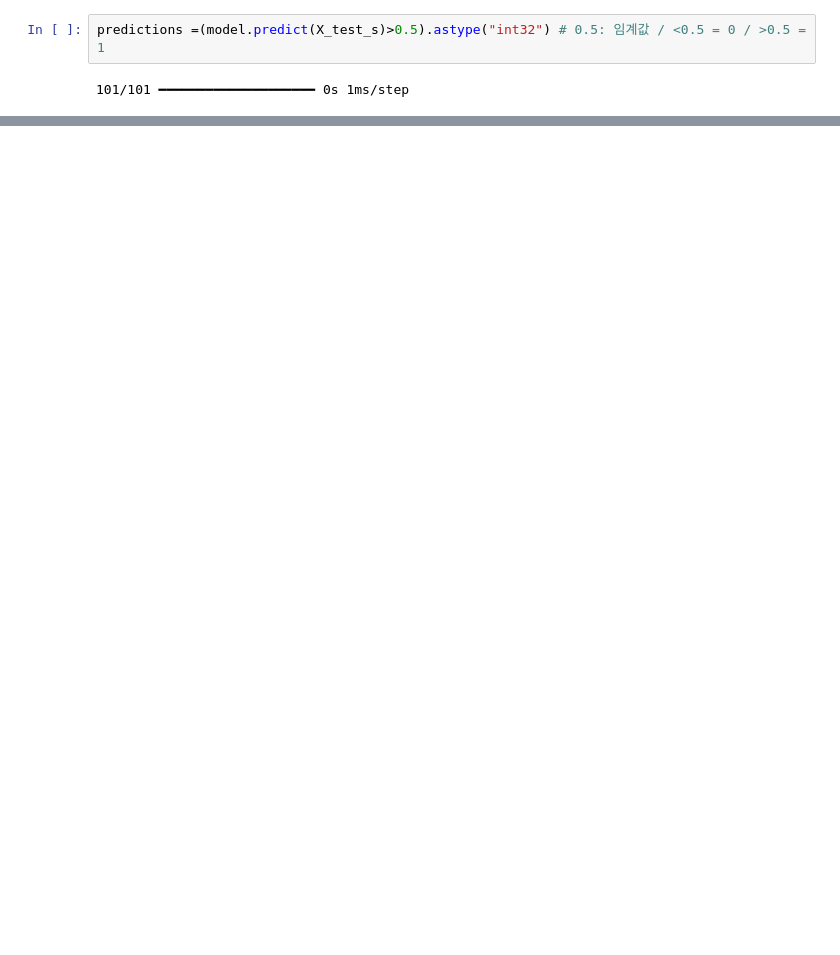
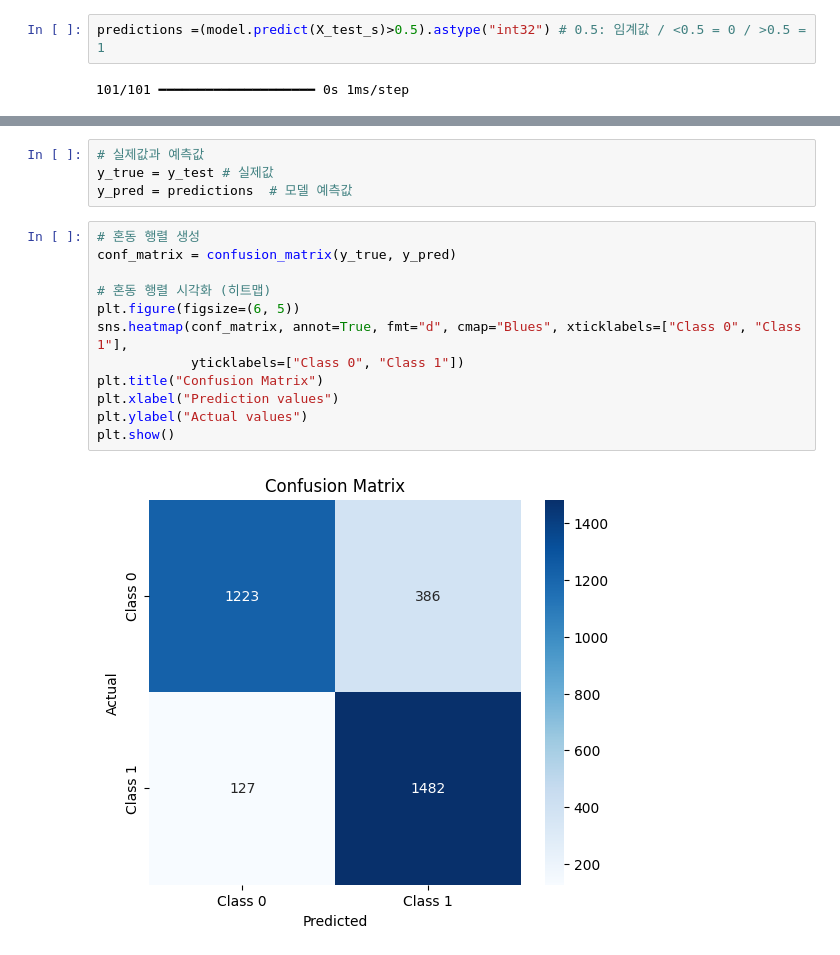
Before and after one commit to PlaidMoon99/AI_project, a Jupyter notebook: DL_loan.ipynb, the cells around one changed output, grey strips where cells are left out. Saved outputs shown, nothing was run; the diff lists cells and outputs as text; blank space fills up the shorter version.

```diff
--- a/DL_loan.ipynb
+++ b/DL_loan.ipynb
@@ -295,0 +310,18 @@ plt.show()
+# %%
+# 실제값과 예측값
+y_true = y_test # 실제값
+y_pred = predictions  # 모델 예측값
+# %%
+# 혼동 행렬 생성
+conf_matrix = confusion_matrix(y_true, y_pred)
+
+# 혼동 행렬 시각화 (히트맵)
+plt.figure(figsize=(6, 5))
+sns.heatmap(conf_matrix, annot=True, fmt="d", cmap="Blues", xticklabels=["Class 0", "Class 1"],
+            yticklabels=["Class 0", "Class 1"])
+plt.title("Confusion Matrix")
+plt.xlabel("Prediction values")
+plt.ylabel("Actual values")
+plt.show()
+# %% [output]
+[figure, added]
```
Also changed, not shown: parts of 18 cells of this notebook.
